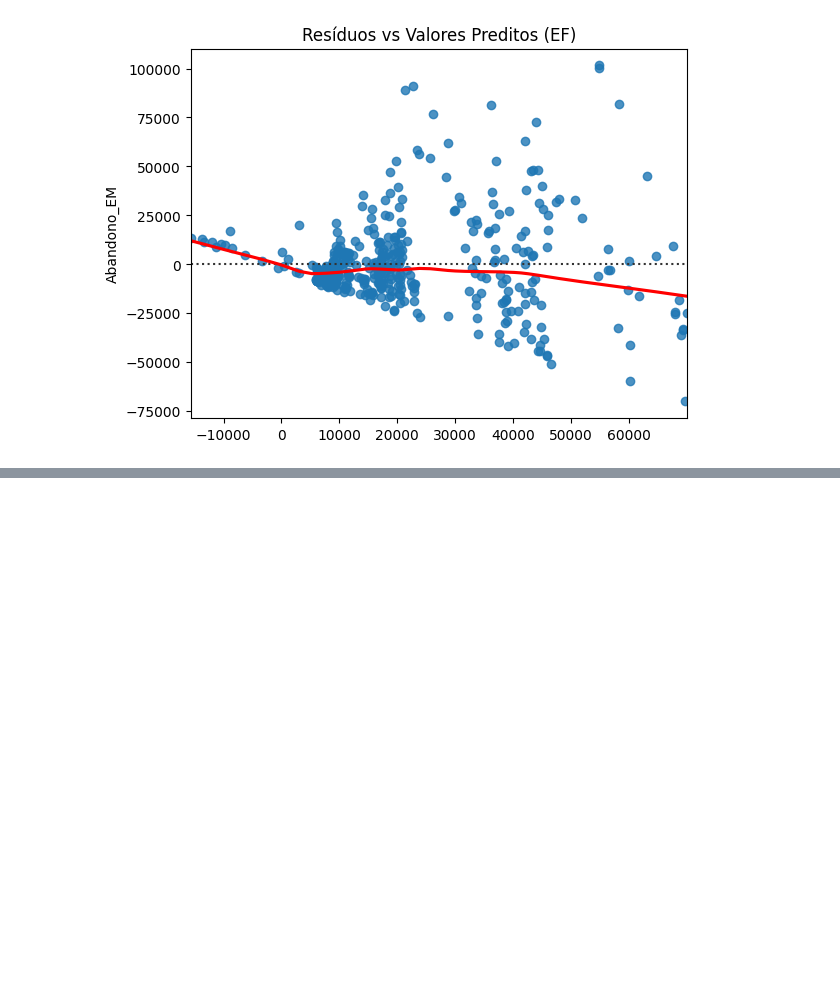
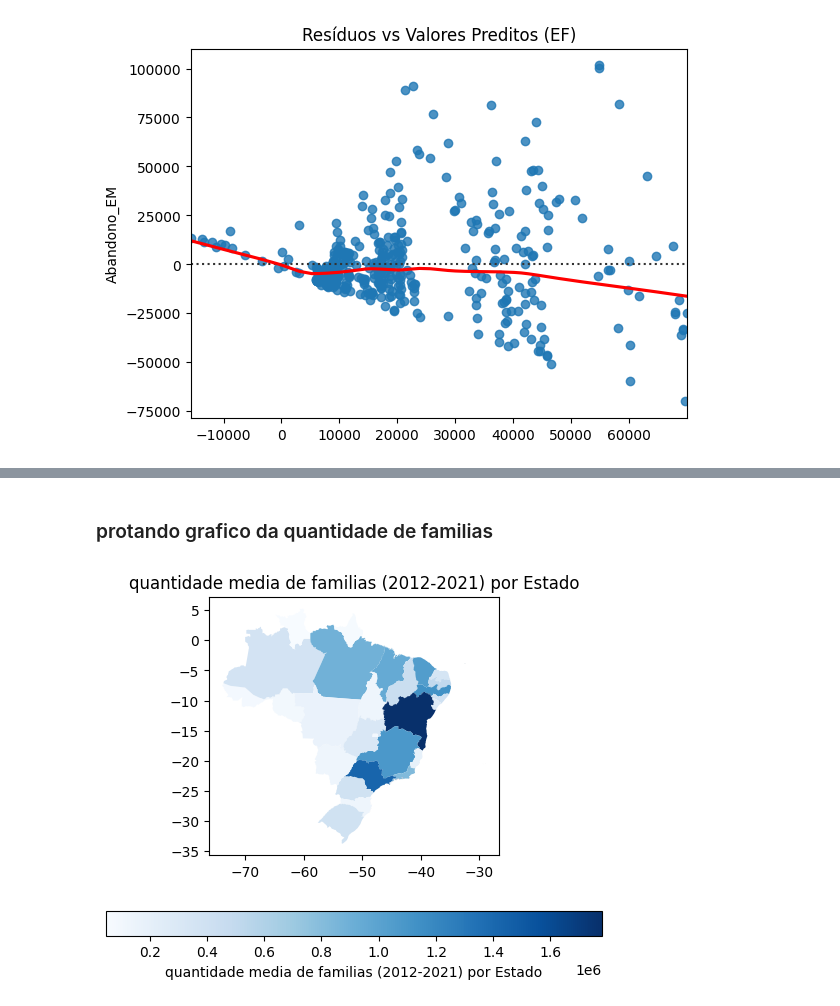
Before and after one commit to thiagodasillva/escolarData, a Jupyter notebook: Regressão.ipynb, the cells around one changed output, grey strips where cells are left out. Drawn from its saved outputs; the diff is of its cells as text; code cells hidden in the pictures; blank space fills up the shorter version.

Commit message:
graficos

```diff
--- a/Regressão.ipynb
+++ b/Regressão.ipynb
@@ -790,0 +960,14 @@ plt.show()
+# %% [markdown]
+### protando grafico da quantidade de familias
+# %%
+# Plotando o gráfico geoespacial com uma única cor
+gdf_merge.plot(column='QTD_DE_FAMILIAS_média',
+               cmap='Blues',  # Escolha uma cor única, como 'Oranges', 'Blues', etc.
+               legend=True,
+               legend_kwds={'label': "quantidade media de familias (2012-2021) por Estado", 'orientation': "horizontal"})
+
+# Adicionar título
+plt.title("quantidade media de familias (2012-2021) por Estado")
+plt.show()
+# %% [output]
+[figure, added]
```
Also changed, not shown: parts of 16 cells of this notebook, 6 other files.
